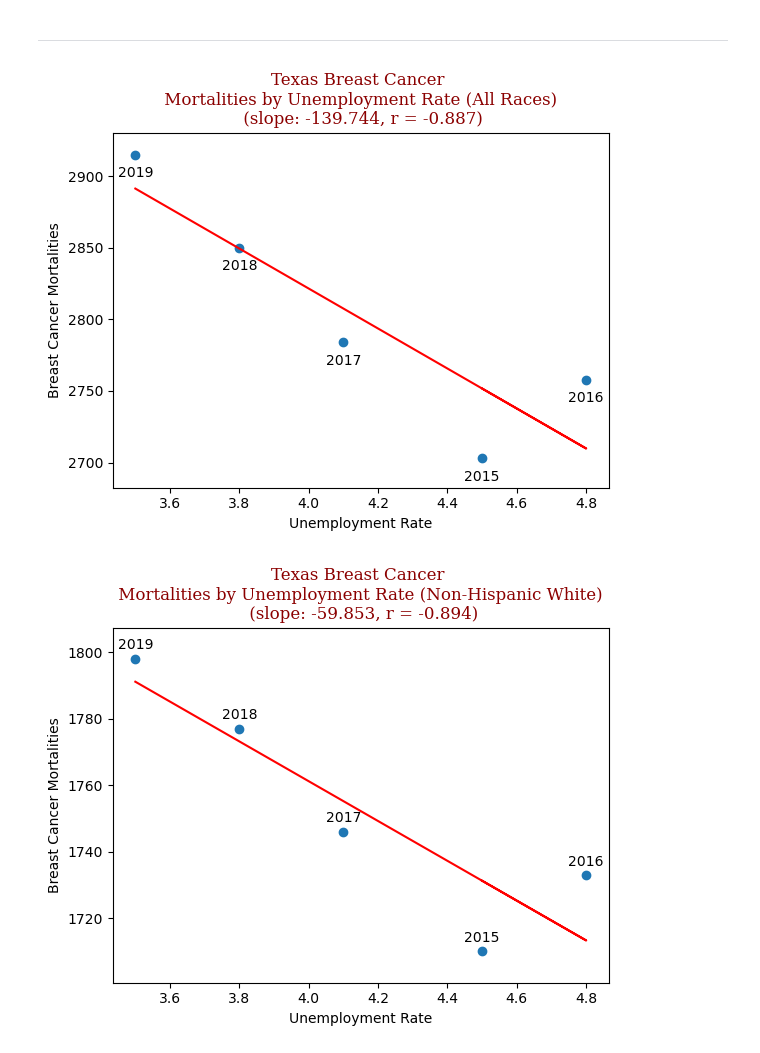
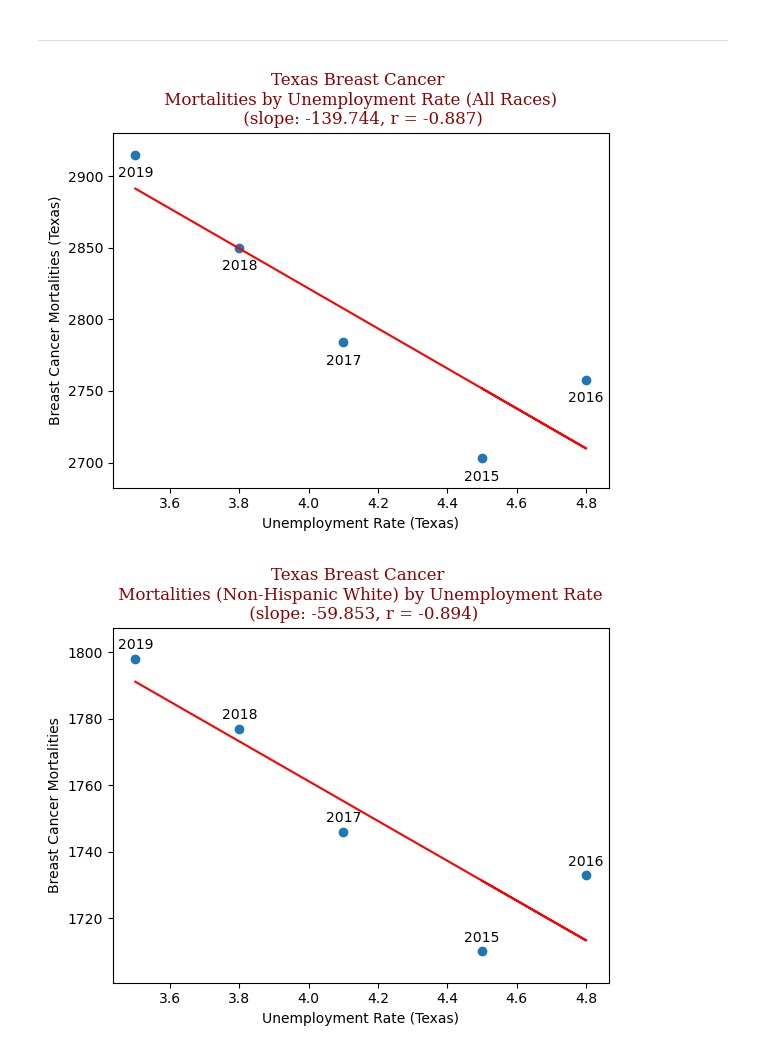
Before and after one commit to emilymees/Project-One, a Jupyter notebook: per_state.ipynb, the cells around one changed output. Cells and saved outputs as stored; diff of their text form; code cells hidden in the pictures.

```diff
--- a/per_state.ipynb
+++ b/per_state.ipynb
@@ -447,33 +447,33 @@ plt.show()
 # %%
 # Plot of texas_no_race breast cancer mortalities by unemployment rate
 
 font = {'family': 'serif', 'color': 'darkred', 'weight': 'normal', 'size': 12}
 
 fig = plt.figure()
 fig.subplots_adjust(top=.85)
 
 ax = fig.add_subplot()
 x = texas_no_race['Unemployment Rate']
 y = texas_no_race['Mortality']
 ax.scatter(x, y)
 lin_reg(np.array(texas_no_race['Unemployment Rate']), np.array(texas_no_race['Mortality']))
 r, p = st.pearsonr(np.array(texas_no_race['Unemployment Rate']), np.array(texas_no_race['Mortality']))
 z = np.polyfit(np.array(texas_no_race['Unemployment Rate']), np.array(texas_no_race['Mortality']), 1)
 ax.set_title(f'Texas Breast Cancer \n Mortalities by Unemployment Rate (All Races) \n (slope: {z[0]:.3f}, r = {r:.3f})', fontdict=font)
-ax.set_xlabel('Unemployment Rate')
-ax.set_ylabel('Breast Cancer Mortalities')
+ax.set_xlabel('Unemployment Rate (Texas)')
+ax.set_ylabel('Breast Cancer Mortalities (Texas)')
 ymin, ymax = ax.get_ylim()
 ax.set_ylim(ymin-10, ymax+5)
 
 for i1, i2, years in zip(texas_no_race["Unemployment Rate"], texas_no_race["Mortality"]-8, texas_no_race["Year"]):
         plt.text(i1, i2, f"{years}", va="top", ha="center")
 
 plt.savefig("Figures/3_TX_Mort_All.png")
 
 # fig.tight_layout()
 plt.show()
 # %% [output]
-[figure, old version]
+[figure, new version]
 # %%
 # Plot of texas breast cancer mortalities by unemployment rate (Non-Hispanic White)
 
@@ -492,8 +492,8 @@ r, p = st.pearsonr(np.array(texas.loc[texas['Race'] == 'Non-Hispanic White', 'Un
                     np.array(texas.loc[texas['Race'] == 'Non-Hispanic White', 'Mortality']))
 z = np.polyfit(np.array(texas.loc[texas['Race'] == 'Non-Hispanic White', 'Unemployment Rate']),
                 np.array(texas.loc[texas['Race'] == 'Non-Hispanic White', 'Mortality']), 1)
-ax.set_title(f'Texas Breast Cancer \n Mortalities by Unemployment Rate (Non-Hispanic White) \n (slope: {z[0]:.3f}, r = {r:.3f})', fontdict=font)
-ax.set_xlabel('Unemployment Rate')
+ax.set_title(f'Texas Breast Cancer \n Mortalities (Non-Hispanic White) by Unemployment Rate \n (slope: {z[0]:.3f}, r = {r:.3f})', fontdict=font)
+ax.set_xlabel('Unemployment Rate (Texas)')
 ax.set_ylabel('Breast Cancer Mortalities')
 ymin, ymax = ax.get_ylim()
 ax.set_ylim(ymin-5, ymax+5)
@@ -506,7 +506,7 @@ plt.savefig("Figures/3_TX_Mort_White.png")
 # fig.tight_layout()
 plt.show()
 # %% [output]
-[figure, old version]
+[figure, new version]
 # %%
 # Plot of texas breast cancer mortalities by unemployment rate (Non-Hispanic Black)
 
```
Also changed, not shown: parts of 14 cells of this notebook, 13 other files.
